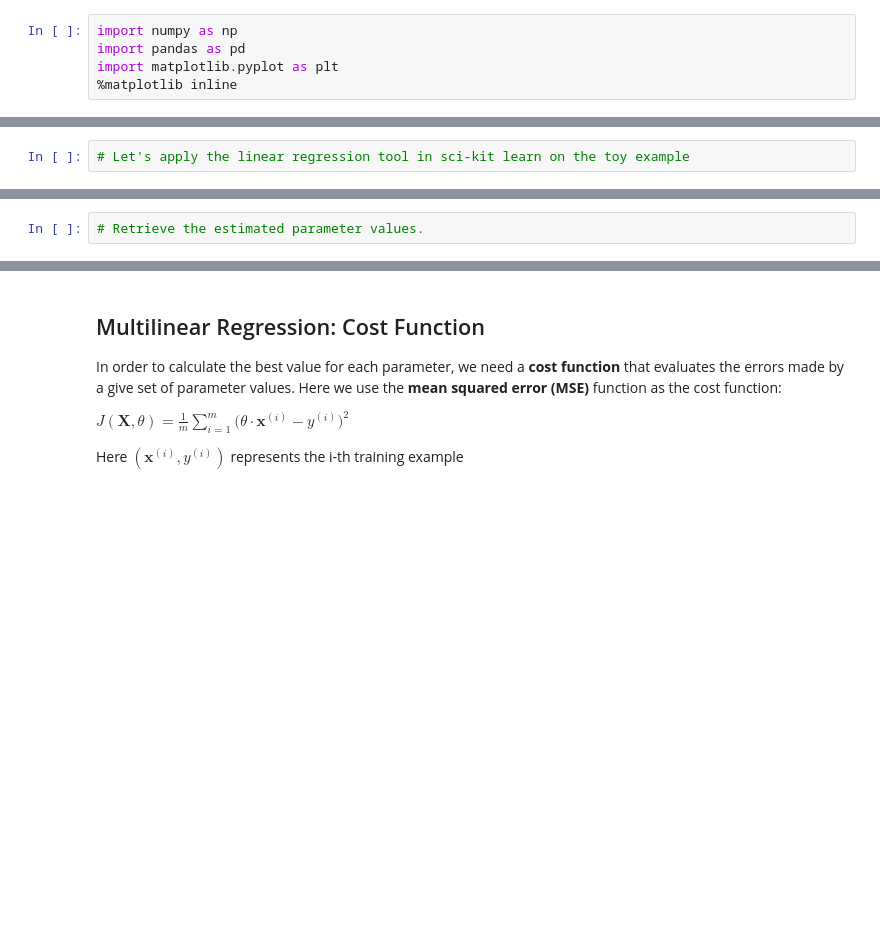
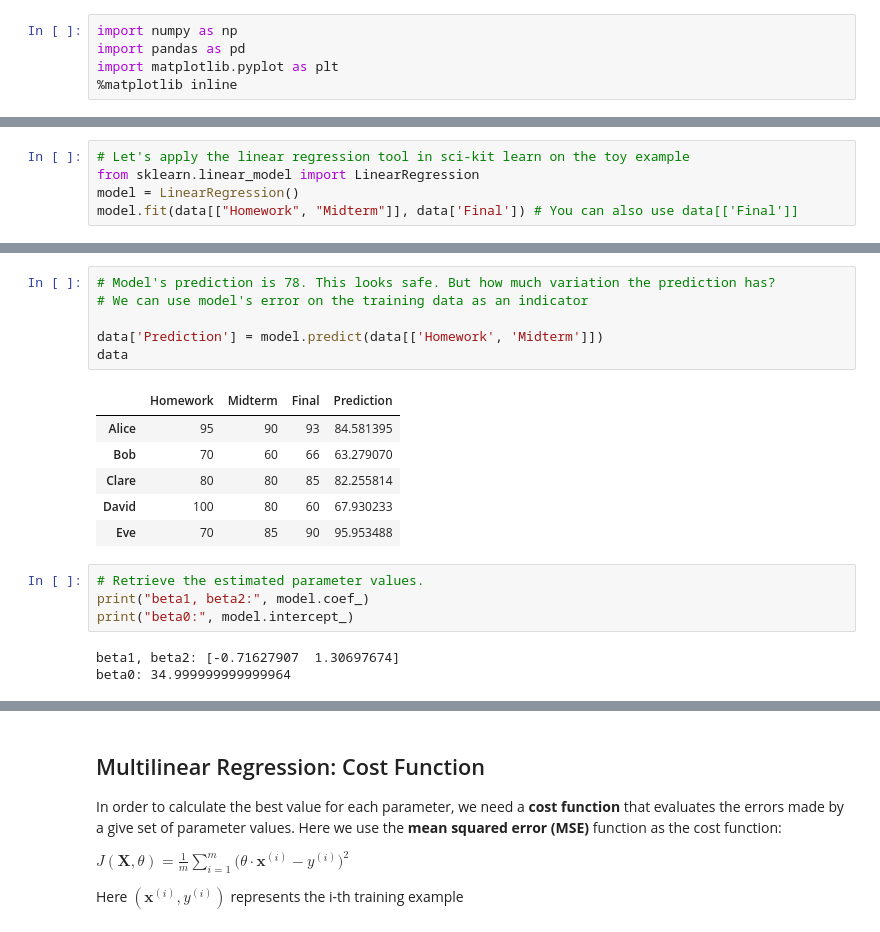
Before and after one commit to ch00226855/CMP414765Spring2022, a Jupyter notebook: Week06_MultilinearRegression.ipynb, the cells around one changed output, grey strips where cells are left out. Drawn from its saved outputs; the diff is of its cells as text; blank space fills up the shorter version.

```diff
--- a/Week06_MultilinearRegression.ipynb
+++ b/Week06_MultilinearRegression.ipynb
@@ -54,2 +70,5 @@ The multilinear model can also be written as:
 # %%
 # Let's apply the linear regression tool in sci-kit learn on the toy example
+from sklearn.linear_model import LinearRegression
+model = LinearRegression()
+model.fit(data[["Homework", "Midterm"]], data['Final']) # You can also use data[['Final']]
@@ -56,2 +86,20 @@ The multilinear model can also be written as:
+# %%
+# Model's prediction is 78. This looks safe. But how much variation the prediction has?
+# We can use model's error on the training data as an indicator
+
+data['Prediction'] = model.predict(data[['Homework', 'Midterm']])
+data
+# %% [output]
+|  | Homework | Midterm | Final | Prediction |
+| Alice | 95 | 90 | 93 | 84.581395 |
+| Bob | 70 | 60 | 66 | 63.279070 |
+| Clare | 80 | 80 | 85 | 82.255814 |
+| David | 100 | 80 | 60 | 67.930233 |
+| Eve | 70 | 85 | 90 | 95.953488 |
 # %%
 # Retrieve the estimated parameter values.
+print("beta1, beta2:", model.coef_)
+print("beta0:", model.intercept_)
+# %% [output]
+beta1, beta2: [-0.71627907  1.30697674]
+beta0: 34.999999999999964
```
Also changed, not shown: parts of 15 cells of this notebook.
